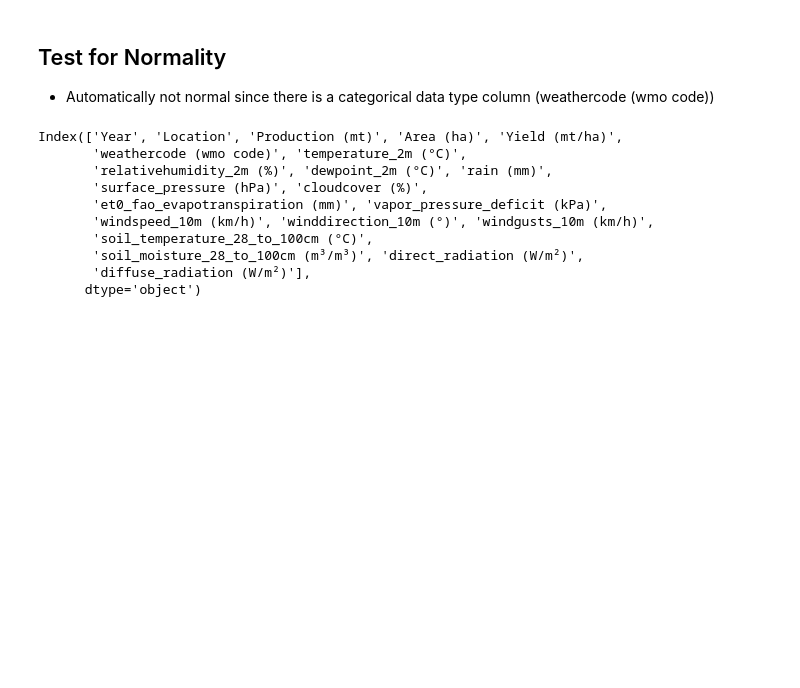
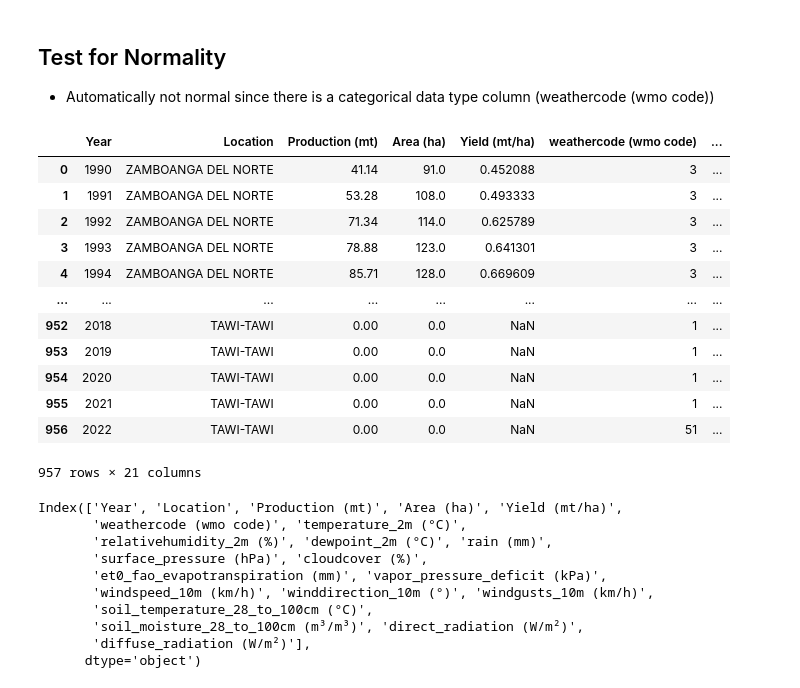
Before and after one commit to darahmanayaga/thesis-2, a Jupyter notebook: preprocessing.ipynb, the cells around one changed output. Drawn from its saved outputs; the diff is of its cells as text; code cells hidden in the pictures; blank space fills up the shorter version.

```diff
--- a/preprocessing.ipynb
+++ b/preprocessing.ipynb
@@ -32,6 +10,22 @@ import seaborn as sns
 # %%
 df = pd.read_csv('Yield_Weather.csv')
 df = df.drop(columns=['Unnamed: 0'])
+# %%
+df
+# %% [output]
+|  | Year | Location | Production (mt) | Area (ha) | Yield (mt/ha) | weathercode (wmo code) | ... |
+| 0 | 1990 | ZAMBOANGA DEL NORTE | 41.14 | 91.0 | 0.452088 | 3 | ... |
+| 1 | 1991 | ZAMBOANGA DEL NORTE | 53.28 | 108.0 | 0.493333 | 3 | ... |
+| 2 | 1992 | ZAMBOANGA DEL NORTE | 71.34 | 114.0 | 0.625789 | 3 | ... |
+| 3 | 1993 | ZAMBOANGA DEL NORTE | 78.88 | 123.0 | 0.641301 | 3 | ... |
+| 4 | 1994 | ZAMBOANGA DEL NORTE | 85.71 | 128.0 | 0.669609 | 3 | ... |
+| ... | ... | ... | ... | ... | ... | ... | ... |
+| 952 | 2018 | TAWI-TAWI | 0.00 | 0.0 | NaN | 1 | ... |
+| 953 | 2019 | TAWI-TAWI | 0.00 | 0.0 | NaN | 1 | ... |
+| 954 | 2020 | TAWI-TAWI | 0.00 | 0.0 | NaN | 1 | ... |
+| 955 | 2021 | TAWI-TAWI | 0.00 | 0.0 | NaN | 1 | ... |
+| 956 | 2022 | TAWI-TAWI | 0.00 | 0.0 | NaN | 51 | ... |
+957 rows × 21 columns
 # %%
 df.columns
 # %% [output]
```
Also changed, not shown: parts of 38 cells of this notebook, 1 other file.
